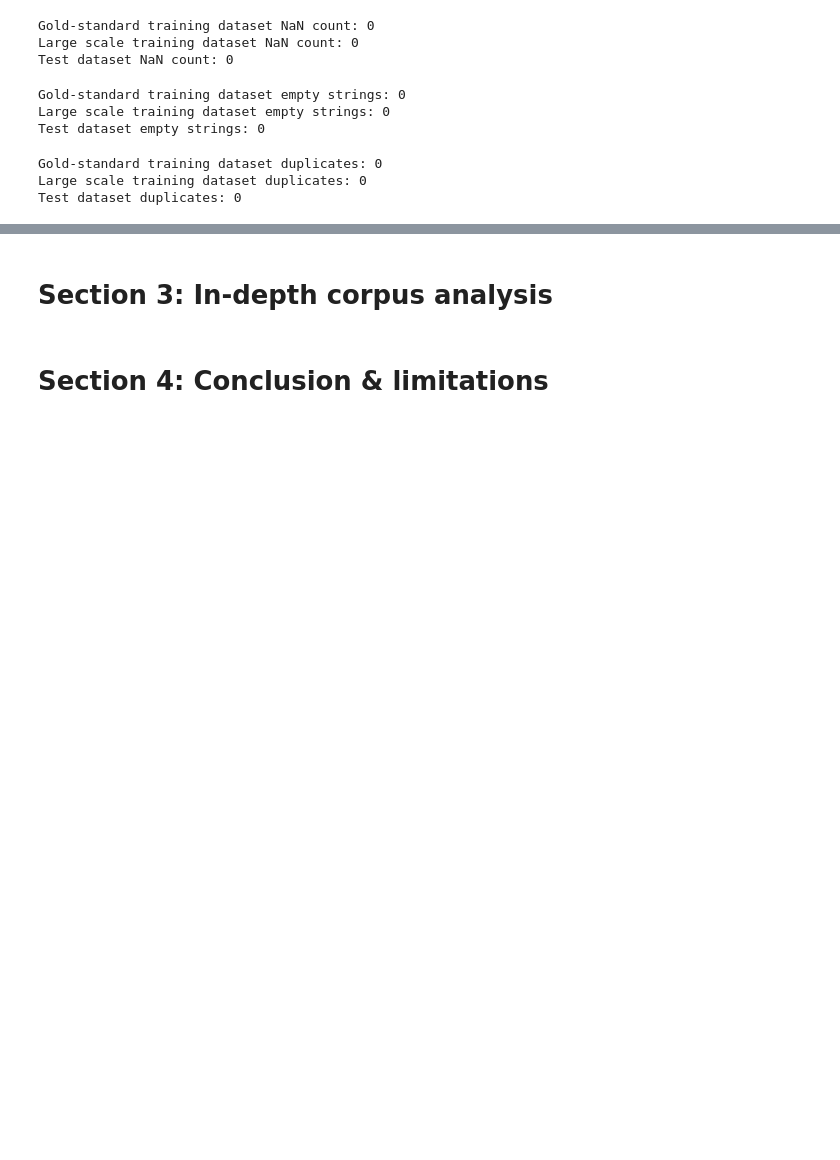
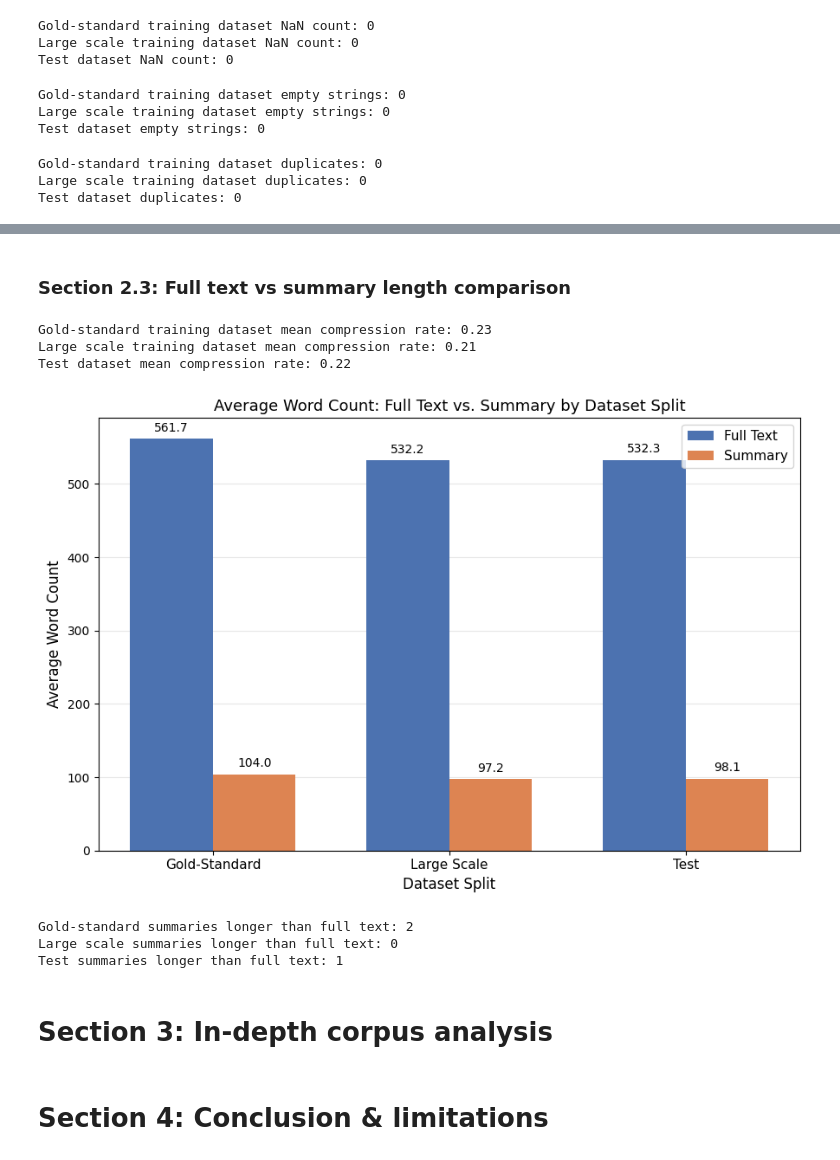
Before and after one commit to bagheria/DiffuClinic, a Jupyter notebook: data_exploration.ipynb, the cells around one changed output, grey strips where cells are left out. Saved outputs shown, nothing was run; the diff lists cells and outputs as text; code cells hidden in the pictures; blank space fills up the shorter version.

Commit message:
Add Section 2 in its entirety (basic computations and comparisons)

```diff
--- a/data_exploration.ipynb
+++ b/data_exploration.ipynb
@@ -123,3 +182,66 @@ Test dataset duplicates: 0
+# %% [markdown]
+### Section 2.3: Full text vs summary length comparison
+# %%
+# Derive compression rate (how much shorter the summaries are)
+df_gs["Compression_Rate"] = df_gs["Summary_Word_Count"] / df_gs["Full_Text_Word_Count"]
+df_large["Compression_Rate"] = df_large["Summary_Word_Count"] / df_large["Full_Text_Word_Count"]
+df_test["Compression_Rate"] = df_test["Summary_Word_Count"] / df_test["Full_Text_Word_Count"]
+
+print(f"Gold-standard training dataset mean compression rate: {df_gs["Compression_Rate"].mean().round(2)}")
+print(f"Large scale training dataset mean compression rate: {df_large["Compression_Rate"].mean().round(2)}")
+print(f"Test dataset mean compression rate: {df_test["Compression_Rate"].mean().round(2)}")
+# %% [output]
+Gold-standard training dataset mean compression rate: 0.23
+Large scale training dataset mean compression rate: 0.21
+Test dataset mean compression rate: 0.22
+# %%
+splits = ['Gold-Standard', 'Large Scale', 'Test']
+
+avg_fulltext = [
+    df_gs['Full_Text_Word_Count'].mean(),
+    df_large['Full_Text_Word_Count'].mean(),
+    df_test['Full_Text_Word_Count'].mean()
+]
+
+avg_summary = [
+    df_gs['Summary_Word_Count'].mean(),
+    df_large['Summary_Word_Count'].mean(),
+    df_test['Summary_Word_Count'].mean()
+]
+
+x = np.arange(len(splits))
+width = 0.35
+
+fig, ax = plt.subplots(figsize=(9, 6))
+
+bars1 = ax.bar(x - width/2, avg_fulltext, width, label='Full Text', color='#4C72B0')
+bars2 = ax.bar(x + width/2, avg_summary, width, label='Summary', color='#DD8452')
+
+ax.bar_label(bars1, fmt='%.1f', padding=4, fontsize=10)
+ax.bar_label(bars2, fmt='%.1f', padding=4, fontsize=10)
+
+ax.set_xlabel('Dataset Split', fontsize=12)
+ax.set_ylabel('Average Word Count', fontsize=12)
+ax.set_title('Average Word Count: Full Text vs. Summary by Dataset Split', fontsize=13)
+ax.set_xticks(x)
+ax.set_xticklabels(splits, fontsize=11)
+ax.legend(fontsize=11)
+ax.yaxis.grid(True, alpha=0.3)
+ax.set_axisbelow(True)
+
+plt.tight_layout()
+plt.show()
+# %% [output]
+[figure, added]
+# %%
+# Check if any summary is ever longer than its full text counterpart
+print(f"Gold-standard summaries longer than full text: {df_gs[df_gs['Summary_Word_Count'] > df_gs['Full_Text_Word_Count']].shape[0]}")
+print(f"Large scale summaries longer than full text: {df_large[df_large['Summary_Word_Count'] > df_large['Full_Text_Word_Count']].shape[0]}")
+print(f"Test summaries longer than full text: {df_test[df_test['Summary_Word_Count'] > df_test['Full_Text_Word_Count']].shape[0]}")
+# %% [output]
+Gold-standard summaries longer than full text: 2
+Large scale summaries longer than full text: 0
+Test summaries longer than full text: 1
 # %% [markdown]
 # Section 3: In-depth corpus analysis
 # %% [markdown]
```
Also changed, not shown: parts of 7 cells of this notebook.
